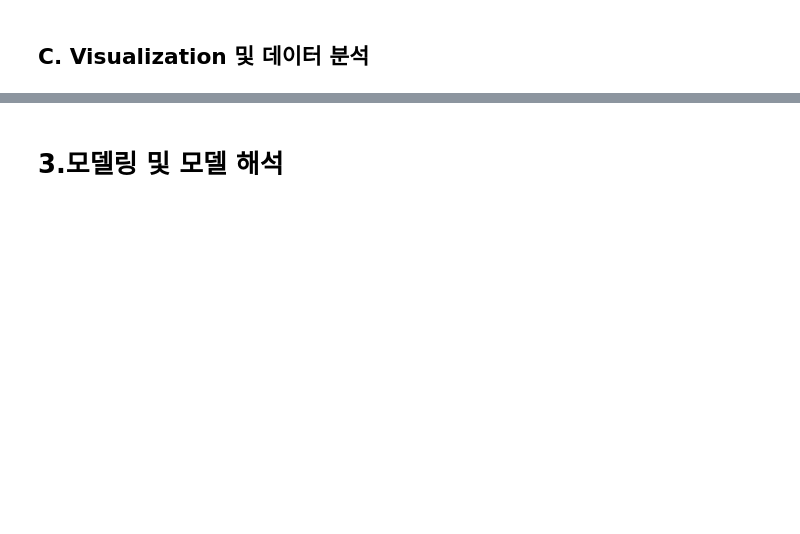
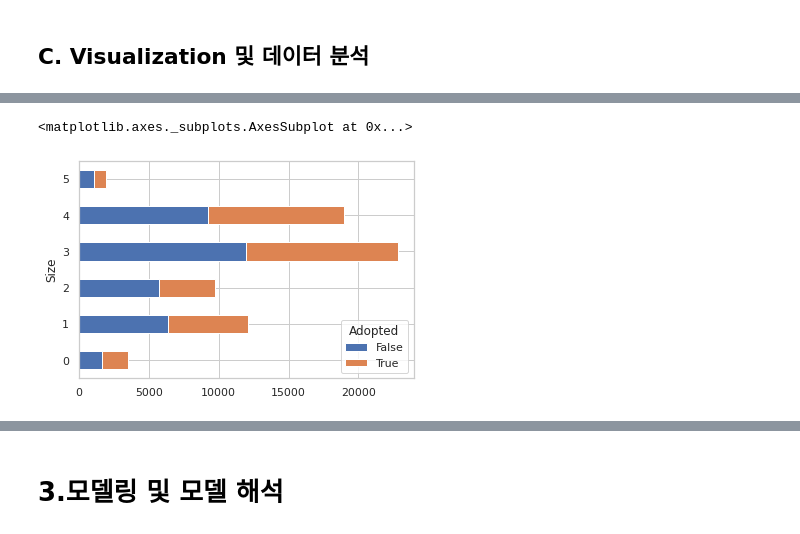
Before and after one commit to jayJ-hub/Section1_Project-, a Jupyter notebook: Section2_Project.ipynb, the cells around one changed output, grey strips where cells are left out. Cells and saved outputs as stored; diff of their text form; code cells hidden in the pictures; blank space fills up the shorter version.

```diff
--- a/Section2_Project.ipynb
+++ b/Section2_Project.ipynb
@@ -1755,0 +2078,10 @@ outcome[outcome['Animal ID'] == searchID ]
+# %%
+df_groupby = train.groupby(['Size','Adopted'])['Adopted'].count().unstack()
+df_groupby.plot(
+    kind = 'barh',
+    stacked = True,
+    mark_right = True
+)
+# %% [output]
+<matplotlib.axes._subplots.AxesSubplot at 0x...>
+[figure, added]
```
Also changed, not shown: parts of 67 cells of this notebook.
